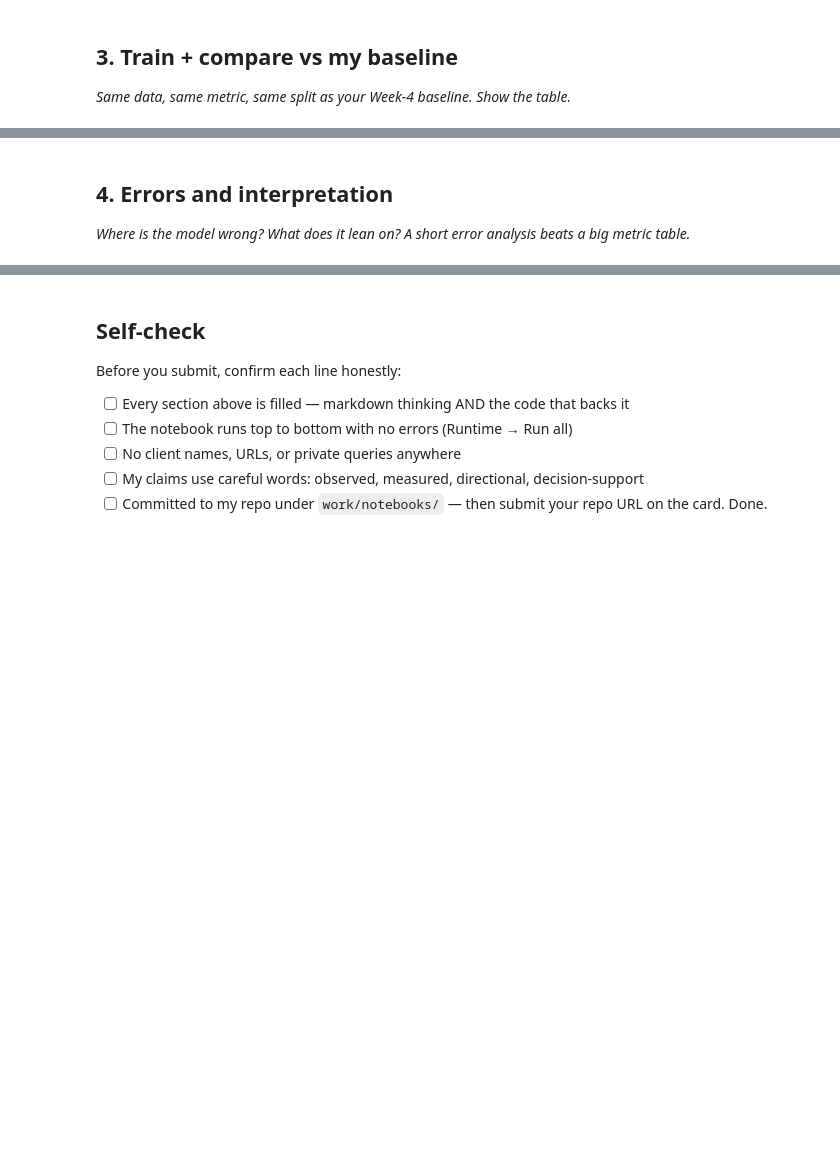
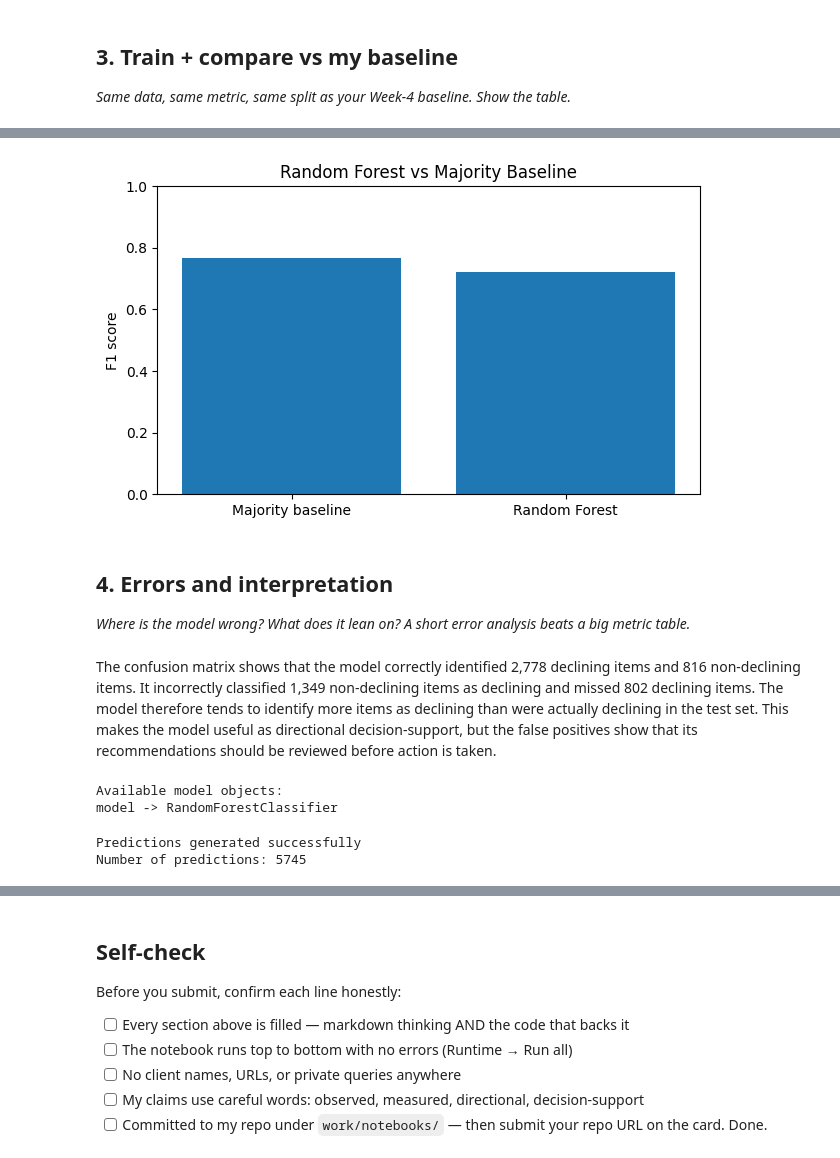
Before and after one commit to Lok997/flyrank-ml-internship, a Jupyter notebook: work/notebooks/w05_model.ipynb, the cells around one changed output, grey strips where cells are left out. Saved outputs shown, nothing was run; the diff lists cells and outputs as text; code cells hidden in the pictures; blank space fills up the shorter version.

Commit message:
Complete ML-08 model and validation analysis

```diff
--- a/work/notebooks/w05_model.ipynb
+++ b/work/notebooks/w05_model.ipynb
@@ -29,0 +100,12 @@ This skeleton is yours to fill. Work the sections **in order** — each one has
+# %%
+import pandas as pd
+
+csv_path = "/content/flyrank-ml-internship-starter/data/raw/content_refresh_anonymized.csv"
+
+df = pd.read_csv(csv_path)
+
+print("Dataset loaded successfully")
+print("Rows:", len(df))
+print("Columns:", len(df.columns))
+print("\nColumns:")
+print(df.columns.tolist())
@@ -29,0 +119,13 @@ This skeleton is yours to fill. Work the sections **in order** — each one has
+# %%
+# Create the target label
+
+# 1 = content is declining, 0 = not declining
+df["is_declining"] = (
+    df["trend_direction"].eq("down")
+).astype(int)
+
+print("Target distribution:")
+print(df["is_declining"].value_counts())
+
+print("\nTarget rate:")
+print(df["is_declining"].mean())
@@ -30,3 +322,21 @@ This skeleton is yours to fill. Work the sections **in order** — each one has
+# %%
+import matplotlib.pyplot as plt
+
+# Compare F1 scores
+plt.figure(figsize=(7, 4))
+
+plt.bar(
+    results["Method"],
+    results["F1"]
+)
+
+plt.ylabel("F1 score")
+plt.title("Random Forest vs Majority Baseline")
+plt.ylim(0, 1)
+
+plt.show()
+# %% [output]
+[figure, added]
 # %% [markdown]
 ## 4. Errors and interpretation
 
@@ -36,0 +344,29 @@ This skeleton is yours to fill. Work the sections **in order** — each one has
+# %% [markdown]
+The confusion matrix shows that the model correctly identified 2,778 declining items and 816 non-declining items. It incorrectly classified 1,349 non-declining items as declining and missed 802 declining items. The model therefore tends to identify more items as declining than were actually declining in the test set. This makes the model useful as directional decision-support, but the false positives show that its recommendations should be reviewed before action is taken.
+# %%
+# Safely find Random Forest model objects
+
+items = list(globals().items())
+
+print("Available model objects:")
+
+for name, obj in items:
+    try:
+        obj_type = type(obj).__name__
+        if obj_type == "RandomForestClassifier":
+            print(name, "->", obj_type)
+    except Exception:
+        pass
+# %% [output]
+Available model objects:
+model -> RandomForestClassifier
+# %%
+# Generate predictions using the trained Random Forest model
+
+y_pred = model.predict(X_test)
+
+print("Predictions generated successfully")
+print("Number of predictions:", len(y_pred))
+# %% [output]
+Predictions generated successfully
+Number of predictions: 5745
```
Also changed, not shown: parts of 16 cells of this notebook.
